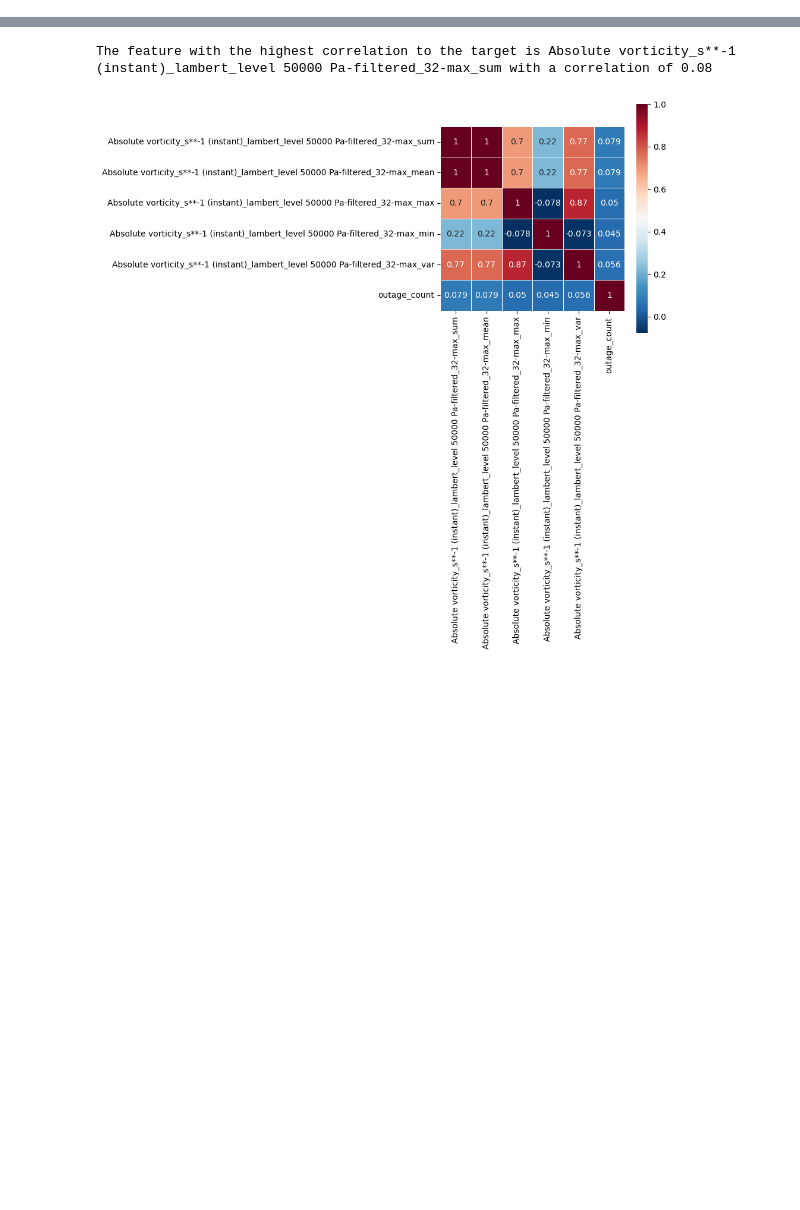
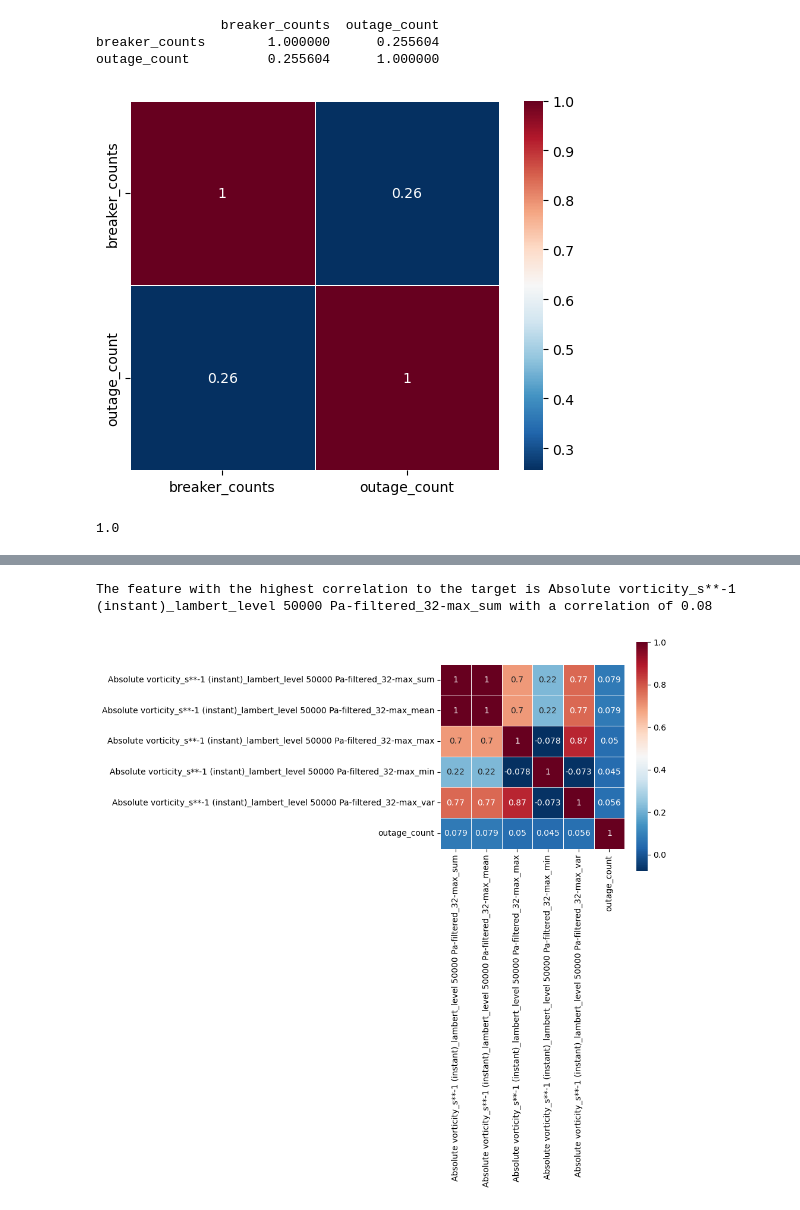
Before and after one commit to AIPI520/project-team-4, a Jupyter notebook: feature_seleciton_JL.ipynb, the cells around one changed output, grey strips where cells are left out. Drawn from its saved outputs; the diff is of its cells as text; code cells hidden in the pictures; blank space fills up the shorter version.

```diff
--- a/feature_seleciton_JL.ipynb
+++ b/feature_seleciton_JL.ipynb
@@ -14,3 +14,20 @@ df = pd.read_parquet(path='./outage_data.parquet', engine='pyarrow')
 # Remove duplicate entries in 2019
 # Remove all rows with SimStartDate after 2019-01-01 and event_type == 'thunderstorm'
 df = df.loc[~((df['SimStartDate'] > '2019-01-01') & (df['event_type'] == 'thunderstorm'))]
+# %%
+target = df['outage_count']
+cm_df = df.drop(['outage_count'], axis=1)
+cm_df = cm_df.iloc[:, 0:1]
+cm_df['outage_count'] = target
+cm = cm_df.corr(method='pearson')
+sns.heatmap(cm, annot=True, cmap='RdBu_r', linewidths=0.5, square=True)
+print(cm)
+# %% [output]
+                breaker_counts  outage_count
+breaker_counts        1.000000      0.255604
+outage_count          0.255604      1.000000
+[figure, added]
+# %%
+cm['breaker_counts']['breaker_counts']
+# %% [output]
+1.0
```
Also changed, not shown: parts of 1 cell of this notebook, 1 other file.
